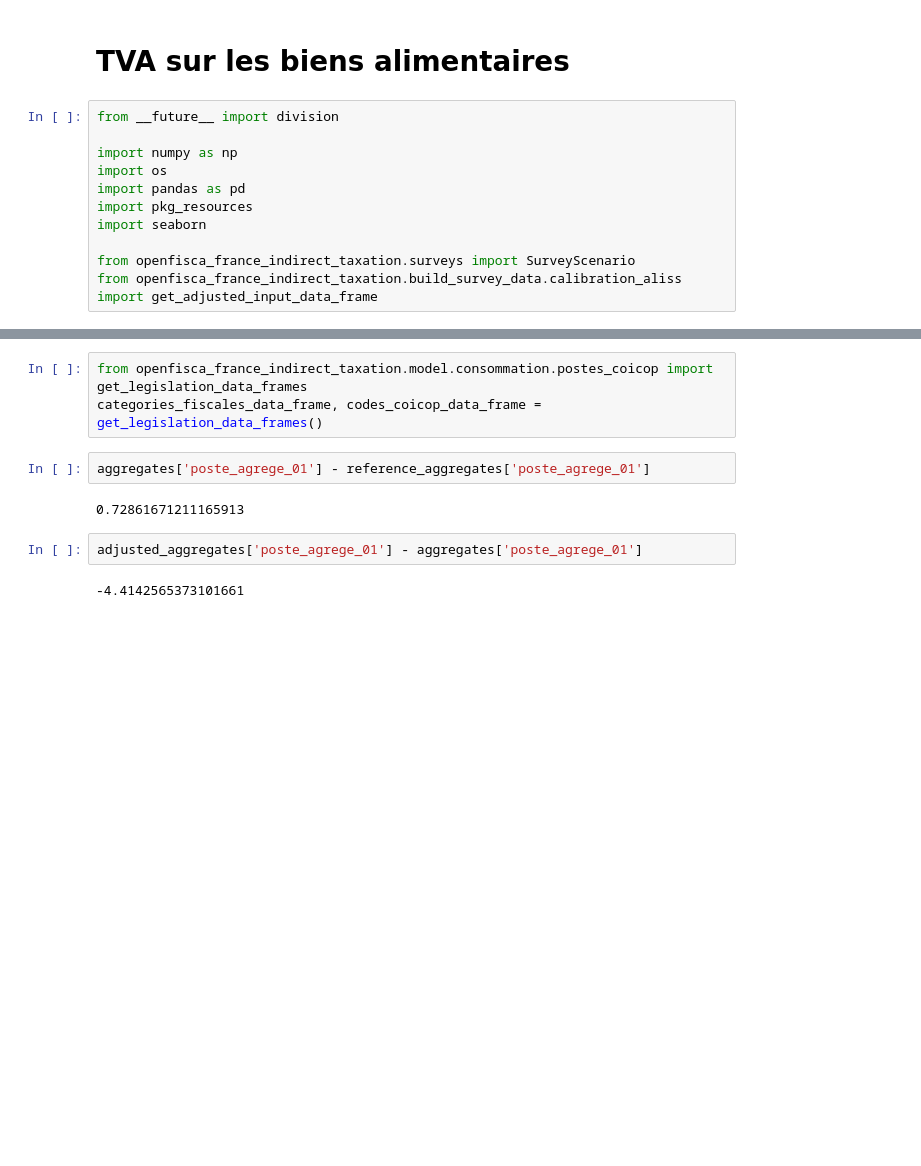
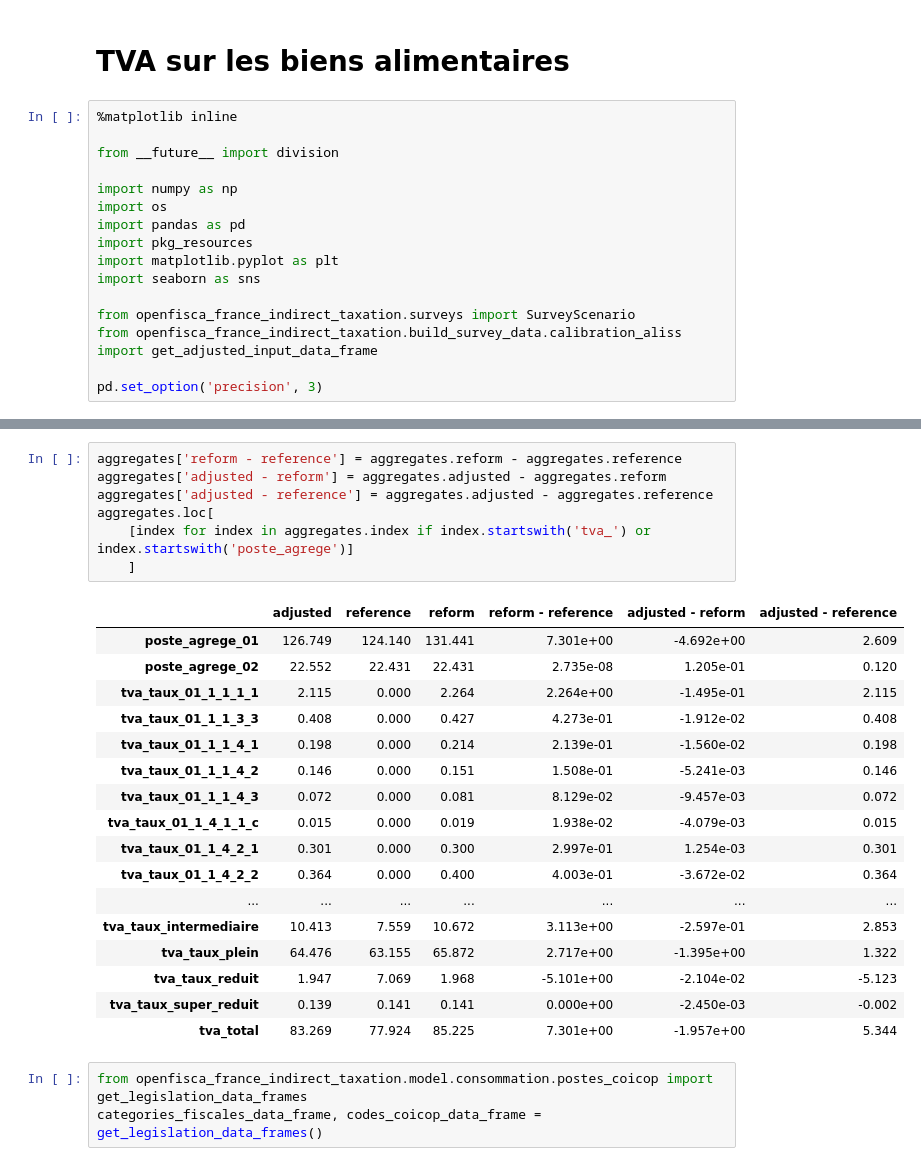
Before and after one commit to openfisca/openfisca-france-indirect-taxation, a Jupyter notebook: openfisca_france_indirect_taxation/examples/notebooks/alimentation.ipynb, the cells around one changed output, grey strips where cells are left out. Cells and saved outputs as stored; diff of their text form; blank space fills up the shorter version.

```diff
--- a/openfisca_france_indirect_taxation/examples/notebooks/alimentation.ipynb
+++ b/openfisca_france_indirect_taxation/examples/notebooks/alimentation.ipynb
@@ -1,14 +1,19 @@
 # %% [markdown]
 # TVA sur les biens alimentaires
 # %%
+%matplotlib inline
+
 from __future__ import division
 
 import numpy as np
 import os
 import pandas as pd
 import pkg_resources
-import seaborn
+import matplotlib.pyplot as plt
+import seaborn as sns
 
 from openfisca_france_indirect_taxation.surveys import SurveyScenario
 from openfisca_france_indirect_taxation.build_survey_data.calibration_aliss import get_adjusted_input_data_frame
+
+pd.set_option('precision', 3)
 # %%
@@ -136,11 +121,28 @@ tva_total :  83.269  -  85.225  =  -1.957
+# %%
+aggregates['reform - reference'] = aggregates.reform - aggregates.reference
+aggregates['adjusted - reform'] = aggregates.adjusted - aggregates.reform
+aggregates['adjusted - reference'] = aggregates.adjusted - aggregates.reference
+aggregates.loc[
+    [index for index in aggregates.index if index.startswith('tva_') or index.startswith('poste_agrege')]
+    ]
+# %% [output]
+|  | adjusted | reference | reform | reform - reference | adjusted - reform | adjusted - reference |
+| poste_agrege_01 | 126.749 | 124.140 | 131.441 | 7.301e+00 | -4.692e+00 | 2.609 |
+| poste_agrege_02 | 22.552 | 22.431 | 22.431 | 2.735e-08 | 1.205e-01 | 0.120 |
+| tva_taux_01_1_1_1_1 | 2.115 | 0.000 | 2.264 | 2.264e+00 | -1.495e-01 | 2.115 |
+| tva_taux_01_1_1_3_3 | 0.408 | 0.000 | 0.427 | 4.273e-01 | -1.912e-02 | 0.408 |
+| tva_taux_01_1_1_4_1 | 0.198 | 0.000 | 0.214 | 2.139e-01 | -1.560e-02 | 0.198 |
+| tva_taux_01_1_1_4_2 | 0.146 | 0.000 | 0.151 | 1.508e-01 | -5.241e-03 | 0.146 |
+| tva_taux_01_1_1_4_3 | 0.072 | 0.000 | 0.081 | 8.129e-02 | -9.457e-03 | 0.072 |
+| tva_taux_01_1_4_1_1_c | 0.015 | 0.000 | 0.019 | 1.938e-02 | -4.079e-03 | 0.015 |
+| tva_taux_01_1_4_2_1 | 0.301 | 0.000 | 0.300 | 2.997e-01 | 1.254e-03 | 0.301 |
+| tva_taux_01_1_4_2_2 | 0.364 | 0.000 | 0.400 | 4.003e-01 | -3.672e-02 | 0.364 |
+| ... | ... | ... | ... | ... | ... | ... |
+| tva_taux_intermediaire | 10.413 | 7.559 | 10.672 | 3.113e+00 | -2.597e-01 | 2.853 |
+| tva_taux_plein | 64.476 | 63.155 | 65.872 | 2.717e+00 | -1.395e+00 | 1.322 |
+| tva_taux_reduit | 1.947 | 7.069 | 1.968 | -5.101e+00 | -2.104e-02 | -5.123 |
+| tva_taux_super_reduit | 0.139 | 0.141 | 0.141 | 0.000e+00 | -2.450e-03 | -0.002 |
+| tva_total | 83.269 | 77.924 | 85.225 | 7.301e+00 | -1.957e+00 | 5.344 |
 # %%
 from openfisca_france_indirect_taxation.model.consommation.postes_coicop import get_legislation_data_frames
 categories_fiscales_data_frame, codes_coicop_data_frame = get_legislation_data_frames()
-# %%
-aggregates['poste_agrege_01'] - reference_aggregates['poste_agrege_01']
-# %% [output]
-0.72861671211165913
-# %%
-adjusted_aggregates['poste_agrege_01'] - aggregates['poste_agrege_01']
-# %% [output]
--4.4142565373101661
```
Also changed, not shown: parts of 20 cells of this notebook, 2 other files.
